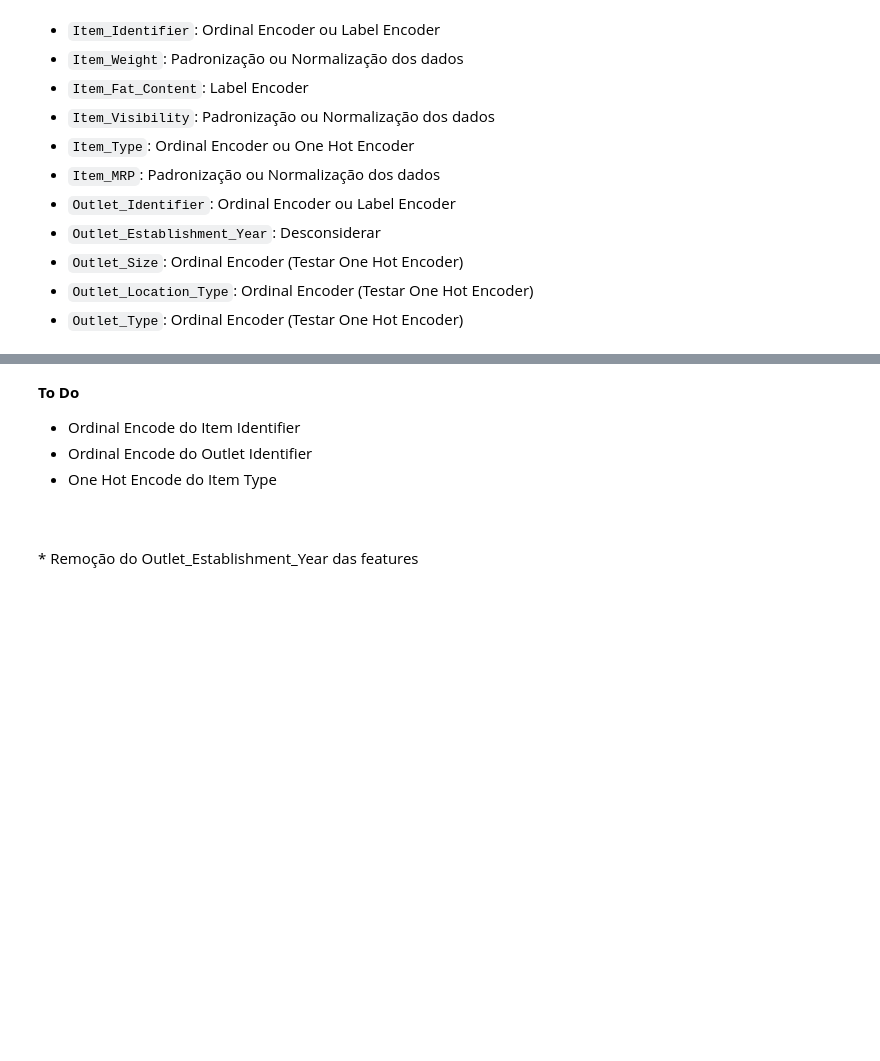
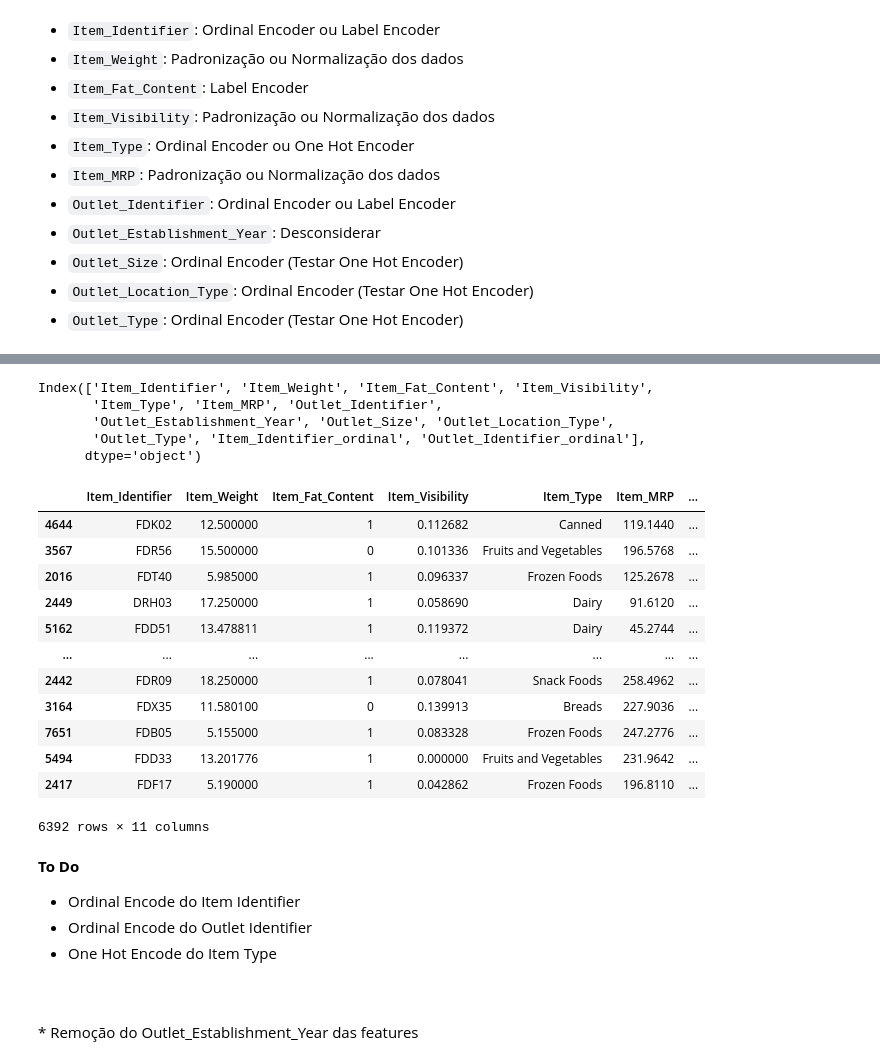
Before and after one commit to Krupique/mlops-projects, a Jupyter notebook: 02-bigmart_sales_prediction/notebook/demand_forecaster.ipynb, the cells around one changed output, grey strips where cells are left out. Cells and saved outputs as stored; diff of their text form; code cells hidden in the pictures; blank space fills up the shorter version.

Commit message:
Transformação de atributos

```diff
--- a/02-bigmart_sales_prediction/notebook/demand_forecaster.ipynb
+++ b/02-bigmart_sales_prediction/notebook/demand_forecaster.ipynb
@@ -606,4 +633,58 @@ x_test_transformed
 2131 rows × 11 columns
+# %%
+ordinal_encoder = OrdinalEncoder()
+
+features_encoded = ordinal_encoder.fit_transform(x_train_transformed[['Item_Identifier', 'Outlet_Identifier']])
+features_encoded = pd.DataFrame(features_encoded, columns=['Item_Identifier_ordinal', 'Outlet_Identifier_ordinal'])
+
+x_train_transformed['Item_Identifier_ordinal']= features_encoded['Item_Identifier_ordinal']
+x_train_transformed['Outlet_Identifier_ordinal']= features_encoded['Outlet_Identifier_ordinal']
+
+features_encoded = ordinal_encoder.transform(x_train_transformed[['Item_Identifier', 'Outlet_Identifier']])
+features_encoded = pd.DataFrame(features_encoded, columns=['Item_Identifier_ordinal', 'Outlet_Identifier_ordinal'])
+
+x_test_transformed['Item_Identifier_ordinal']= features_encoded['Item_Identifier_ordinal']
+x_test_transformed['Outlet_Identifier_ordinal']= features_encoded['Outlet_Identifier_ordinal']
+# %%
+x_train_transformed.columns
+# %% [output]
+Index(['Item_Identifier', 'Item_Weight', 'Item_Fat_Content', 'Item_Visibility',
+       'Item_Type', 'Item_MRP', 'Outlet_Identifier',
+       'Outlet_Establishment_Year', 'Outlet_Size', 'Outlet_Location_Type',
+       'Outlet_Type', 'Item_Identifier_ordinal', 'Outlet_Identifier_ordinal'],
+      dtype='object')
+# %%
+features_columns = [
+    'Item_Identifier_ordinal',
+    'Outlet_Identifier_ordinal',
+    # 'Item_Identifier',
+    'Item_Weight',
+    'Item_Fat_Content',
+    'Item_Visibility',
+    'Item_Type',
+    'Item_MRP',
+    # 'Outlet_Identifier',
+    # 'Outlet_Establishment_Year',
+    'Outlet_Size',
+    'Outlet_Location_Type',
+    'Outlet_Type',
+]
+# %%
+x_train_transformed[features_columns]
+# %% [output]
+|  | Item_Identifier | Item_Weight | Item_Fat_Content | Item_Visibility | Item_Type | Item_MRP | ... |
+| 4644 | FDK02 | 12.500000 | 1 | 0.112682 | Canned | 119.1440 | ... |
+| 3567 | FDR56 | 15.500000 | 0 | 0.101336 | Fruits and Vegetables | 196.5768 | ... |
+| 2016 | FDT40 | 5.985000 | 1 | 0.096337 | Frozen Foods | 125.2678 | ... |
+| 2449 | DRH03 | 17.250000 | 1 | 0.058690 | Dairy | 91.6120 | ... |
+| 5162 | FDD51 | 13.478811 | 1 | 0.119372 | Dairy | 45.2744 | ... |
+| ... | ... | ... | ... | ... | ... | ... | ... |
+| 2442 | FDR09 | 18.250000 | 1 | 0.078041 | Snack Foods | 258.4962 | ... |
+| 3164 | FDX35 | 11.580100 | 0 | 0.139913 | Breads | 227.9036 | ... |
+| 7651 | FDB05 | 5.155000 | 1 | 0.083328 | Frozen Foods | 247.2776 | ... |
+| 5494 | FDD33 | 13.201776 | 1 | 0.000000 | Fruits and Vegetables | 231.9642 | ... |
+| 2417 | FDF17 | 5.190000 | 1 | 0.042862 | Frozen Foods | 196.8110 | ... |
+6392 rows × 11 columns
 # %% [markdown]
 **To Do**
 
```
Also changed, not shown: parts of 21 cells of this notebook.
